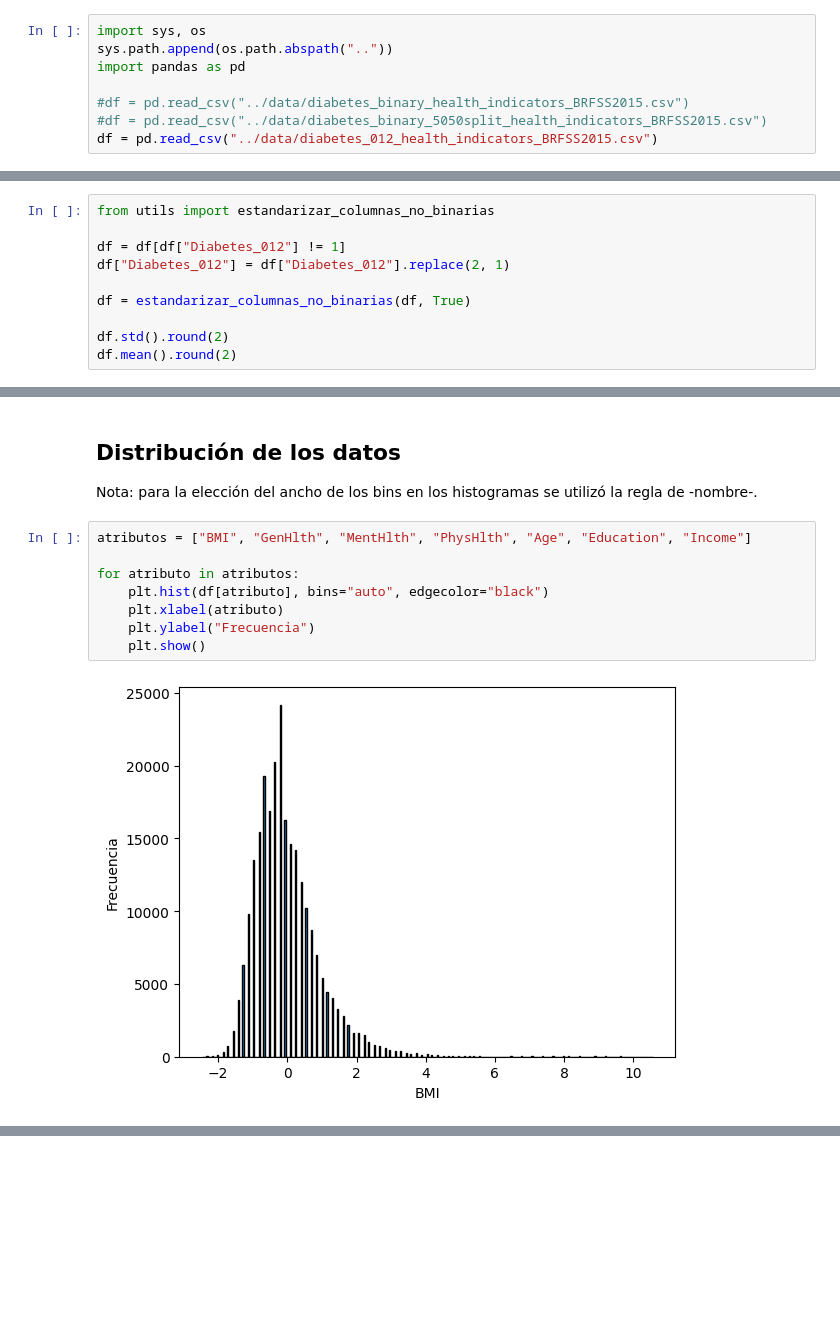
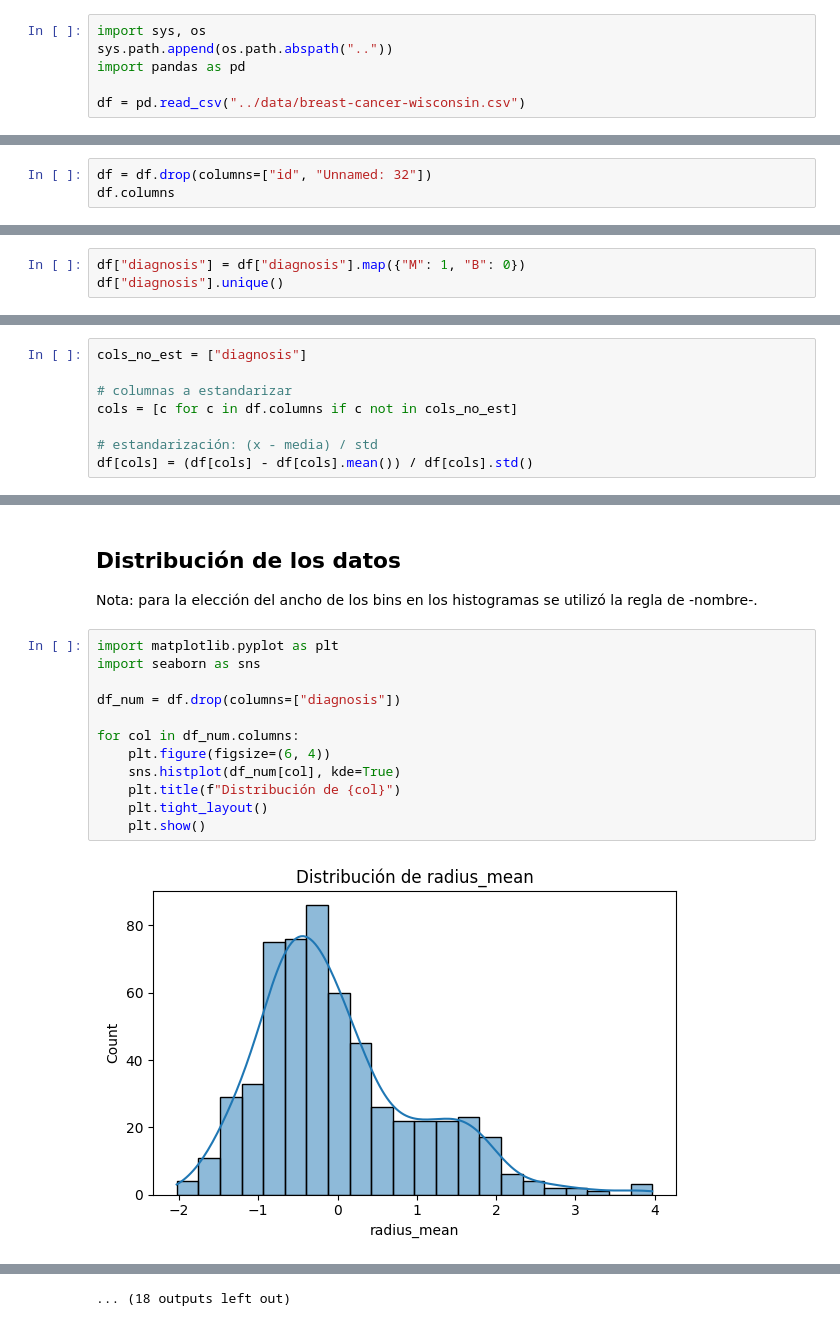
Before and after one commit to matias-cisnero/anomaly-detection-with-autoencoder, a Jupyter notebook: notebooks/EDA.ipynb, the cells around one changed output, grey strips where cells are left out. Saved outputs shown, nothing was run; the diff lists cells and outputs as text; blank space fills up the shorter version.

```diff
--- a/notebooks/EDA.ipynb
+++ b/notebooks/EDA.ipynb
@@ -7,9 +7,7 @@ import sys, os
 sys.path.append(os.path.abspath(".."))
 import pandas as pd
 
-#df = pd.read_csv("../data/diabetes_binary_health_indicators_BRFSS2015.csv")
-#df = pd.read_csv("../data/diabetes_binary_5050split_health_indicators_BRFSS2015.csv")
-df = pd.read_csv("../data/diabetes_012_health_indicators_BRFSS2015.csv")
+df = pd.read_csv("../data/breast-cancer-wisconsin.csv")
 # %% [markdown]
 Podemos observar que nuestro dataframe cuenta con **253680** registros y **22** atributos, todos númericos
 # %%
@@ -23 +25,4 @@ Index(['Diabetes_012', 'HighBP', 'HighChol', 'CholCheck', 'BMI', 'Smoker',
       dtype='object')
+# %%
+df = df.drop(columns=["id", "Unnamed: 32"])
+df.columns
@@ -109,0 +134,3 @@ dtype: int64
+# %%
+df["diagnosis"] = df["diagnosis"].map({"M": 1, "B": 0})
+df["diagnosis"].unique()
@@ -110,10 +139,8 @@ dtype: int64
 # %%
-from utils import estandarizar_columnas_no_binarias
+cols_no_est = ["diagnosis"]
 
-df = df[df["Diabetes_012"] != 1]
-df["Diabetes_012"] = df["Diabetes_012"].replace(2, 1)
+# columnas a estandarizar
+cols = [c for c in df.columns if c not in cols_no_est]
 
-df = estandarizar_columnas_no_binarias(df, True)
-
-df.std().round(2)
-df.mean().round(2)
+# estandarización: (x - media) / std
+df[cols] = (df[cols] - df[cols].mean()) / df[cols].std()
@@ -173,12 +187,16 @@ plt.show()
 
 Nota: para la elección del ancho de los bins en los histogramas se utilizó la regla de -nombre-.
 # %%
-atributos = ["BMI", "GenHlth", "MentHlth", "PhysHlth", "Age", "Education", "Income"]
+import matplotlib.pyplot as plt
+import seaborn as sns
 
-for atributo in atributos:
-    plt.hist(df[atributo], bins="auto", edgecolor="black")
-    plt.xlabel(atributo)
-    plt.ylabel("Frecuencia")
+df_num = df.drop(columns=["diagnosis"])
+
+for col in df_num.columns:
+    plt.figure(figsize=(6, 4))
+    sns.histplot(df_num[col], kde=True)
+    plt.title(f"Distribución de {col}")
+    plt.tight_layout()
     plt.show()
 # %% [output]
-[figure, old version]
+[figure, new version]
@@ -190,0 +214 @@ for atributo in atributos:
+... (18 outputs left out)
```
Also changed, not shown: parts of 23 cells of this notebook, 38 other files.
